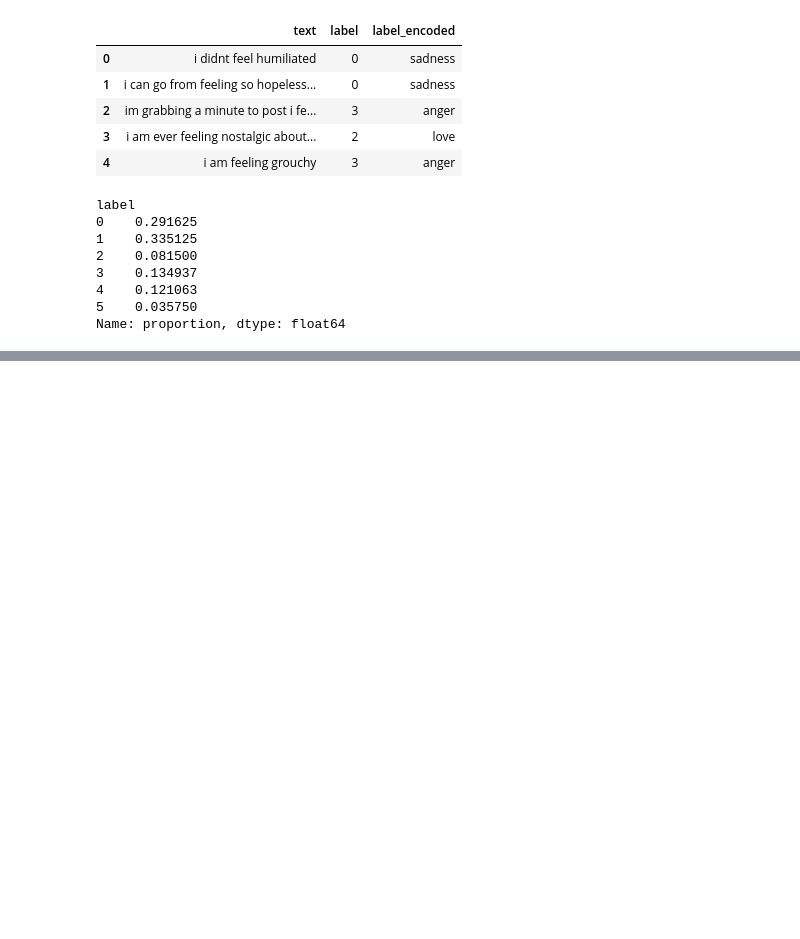
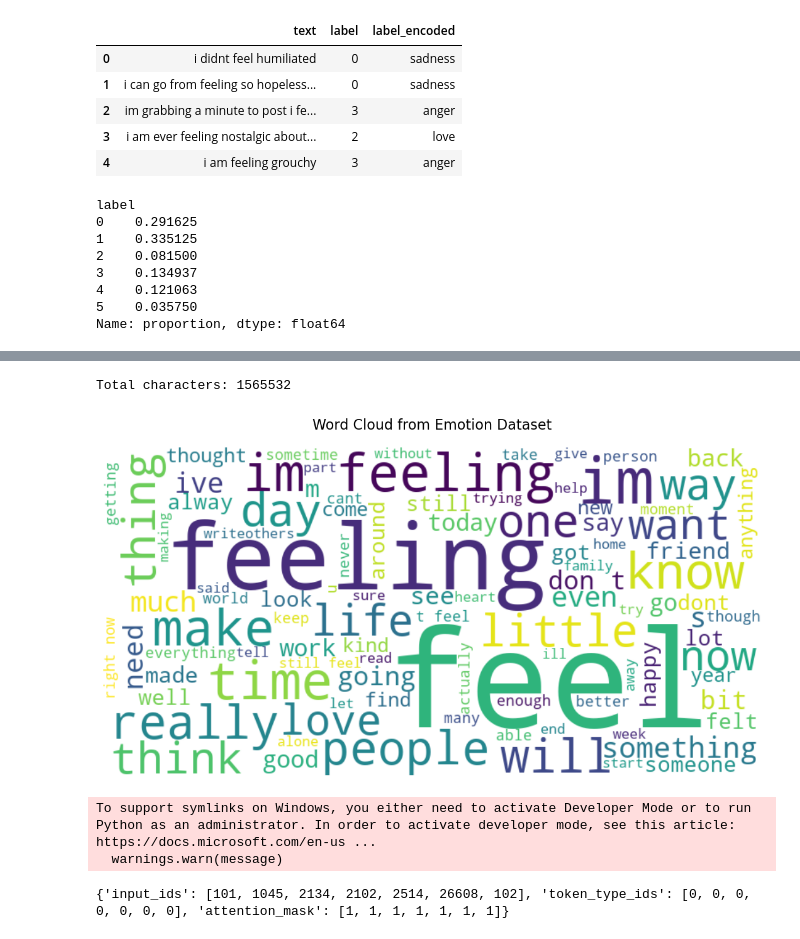
Before and after one commit to PHAM-QUOC-VIET/SimpleTrainingwithTrainer, a Jupyter notebook: demo.ipynb, the cells around one changed output, grey strips where cells are left out. Cells and saved outputs as stored; diff of their text form; code cells hidden in the pictures; blank space fills up the shorter version.

```diff
--- a/demo.ipynb
+++ b/demo.ipynb
@@ -146,0 +208,33 @@ Name: proportion, dtype: float64
+# %%
+combined_text = ' '.join(train_df['text'].values)
+print(f"Total characters: {len(combined_text)}")
+
+wordcloud = WordCloud(
+    width=800,
+    height=400,
+    background_color='white',
+    colormap='viridis',
+    max_words=100
+).generate(combined_text)
+
+plt.figure(figsize=(12, 6))
+plt.imshow(wordcloud, interpolation='bilinear')
+plt.axis('off')
+plt.title('Word Cloud from Emotion Dataset', fontsize=16, pad=20)
+plt.tight_layout()
+plt.show()
+# %% [output]
+Total characters: 1565532
+[figure, added]
+# %%
+from transformers import AutoTokenizer
+
+model_ckpt = "microsoft/MiniLM-L12-H384-uncased"
+tokenizer = AutoTokenizer.from_pretrained(model_ckpt)
+# %% [output]
+To support symlinks on Windows, you either need to activate Developer Mode or to run Python as an administrator. In order to activate developer mode, see this article: https://docs.microsoft.com/en-us ...
+  warnings.warn(message)
+# %%
+tokenizer(emotion_dataset['train']['text'][0])
+# %% [output]
+{'input_ids': [101, 1045, 2134, 2102, 2514, 26608, 102], 'token_type_ids': [0, 0, 0, 0, 0, 0, 0], 'attention_mask': [1, 1, 1, 1, 1, 1, 1]}
```
Also changed, not shown: parts of 11 cells of this notebook, 10 other files.
